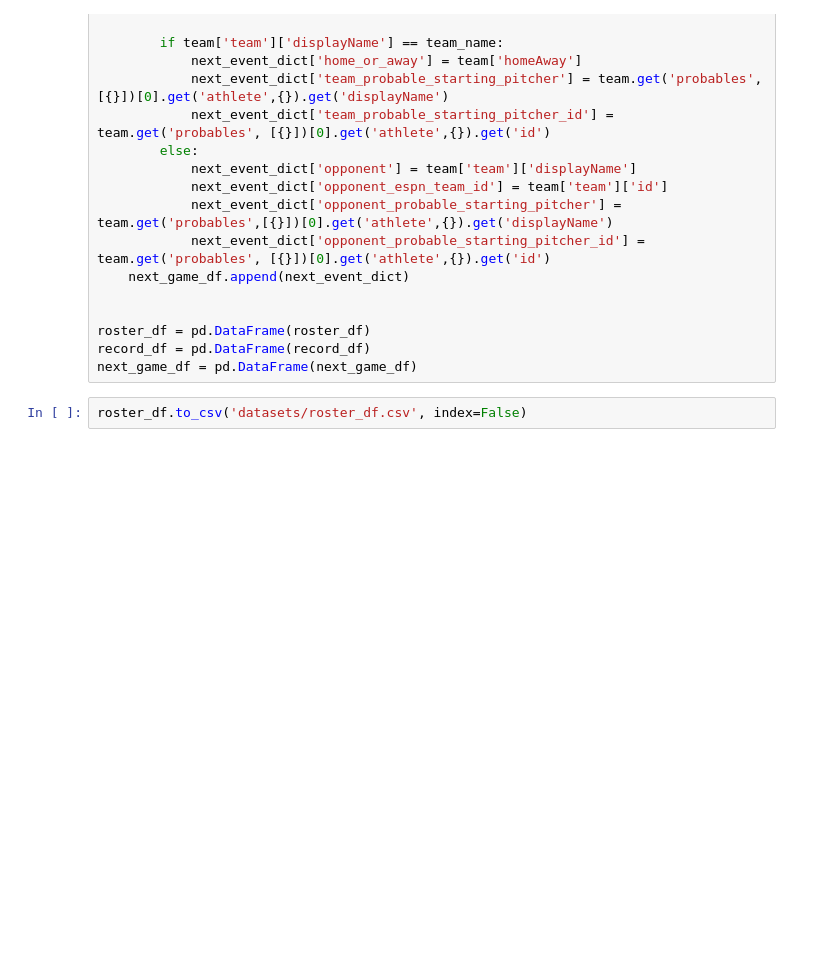
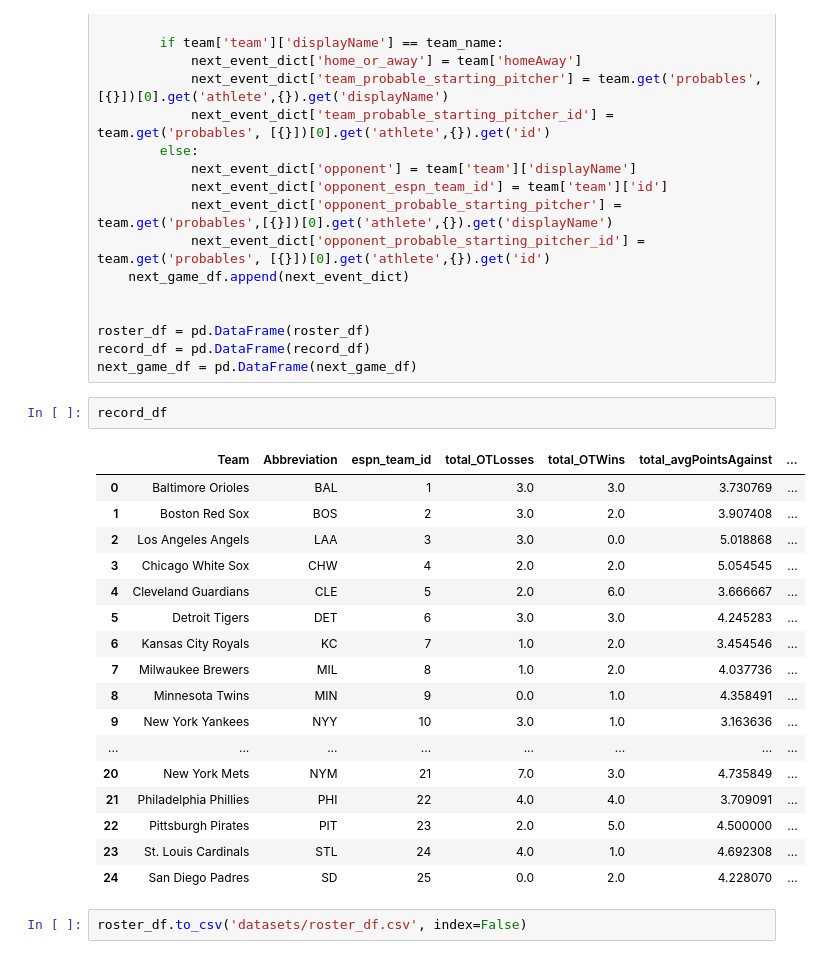
Before and after one commit to alexkamer/mlbModel, a Jupyter notebook: analyzeStatsApi.ipynb, the cells around one changed output. Drawn from its saved outputs; the diff is of its cells as text; blank space fills up the shorter version.

```diff
--- a/analyzeStatsApi.ipynb
+++ b/analyzeStatsApi.ipynb
@@ -223,6 +223,26 @@ for team_id in team_id_df['id'].to_list():
 roster_df = pd.DataFrame(roster_df)
 record_df = pd.DataFrame(record_df)
 next_game_df = pd.DataFrame(next_game_df)
+# %%
+record_df
+# %% [output]
+|  | Team | Abbreviation | espn_team_id | total_OTLosses | total_OTWins | total_avgPointsAgainst | ... |
+| 0 | Baltimore Orioles | BAL | 1 | 3.0 | 3.0 | 3.730769 | ... |
+| 1 | Boston Red Sox | BOS | 2 | 3.0 | 2.0 | 3.907408 | ... |
+| 2 | Los Angeles Angels | LAA | 3 | 3.0 | 0.0 | 5.018868 | ... |
+| 3 | Chicago White Sox | CHW | 4 | 2.0 | 2.0 | 5.054545 | ... |
+| 4 | Cleveland Guardians | CLE | 5 | 2.0 | 6.0 | 3.666667 | ... |
+| 5 | Detroit Tigers | DET | 6 | 3.0 | 3.0 | 4.245283 | ... |
+| 6 | Kansas City Royals | KC | 7 | 1.0 | 2.0 | 3.454546 | ... |
+| 7 | Milwaukee Brewers | MIL | 8 | 1.0 | 2.0 | 4.037736 | ... |
+| 8 | Minnesota Twins | MIN | 9 | 0.0 | 1.0 | 4.358491 | ... |
+| 9 | New York Yankees | NYY | 10 | 3.0 | 1.0 | 3.163636 | ... |
+| ... | ... | ... | ... | ... | ... | ... | ... |
+| 20 | New York Mets | NYM | 21 | 7.0 | 3.0 | 4.735849 | ... |
+| 21 | Philadelphia Phillies | PHI | 22 | 4.0 | 4.0 | 3.709091 | ... |
+| 22 | Pittsburgh Pirates | PIT | 23 | 2.0 | 5.0 | 4.500000 | ... |
+| 23 | St. Louis Cardinals | STL | 24 | 4.0 | 1.0 | 4.692308 | ... |
+| 24 | San Diego Padres | SD | 25 | 0.0 | 2.0 | 4.228070 | ... |
 # %%
 roster_df.to_csv('datasets/roster_df.csv', index=False)
 # %%
```
Also changed, not shown: parts of 1 cell of this notebook, 32 other files.
